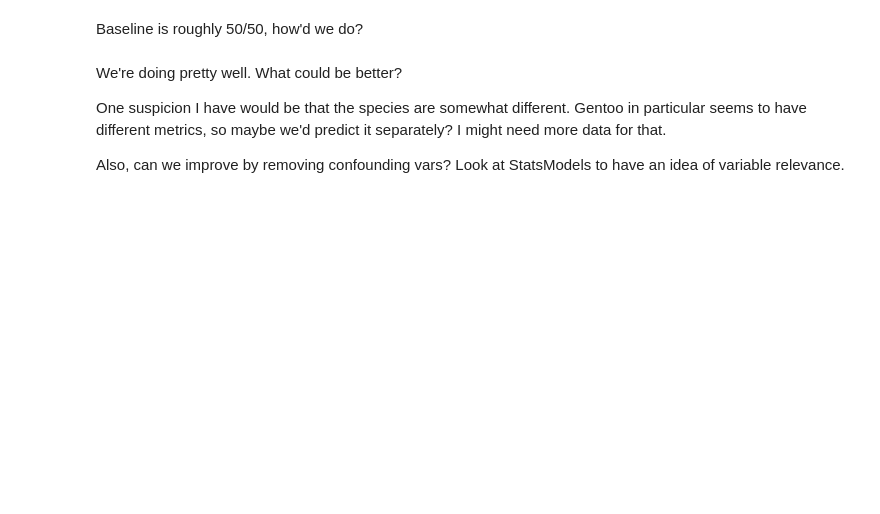
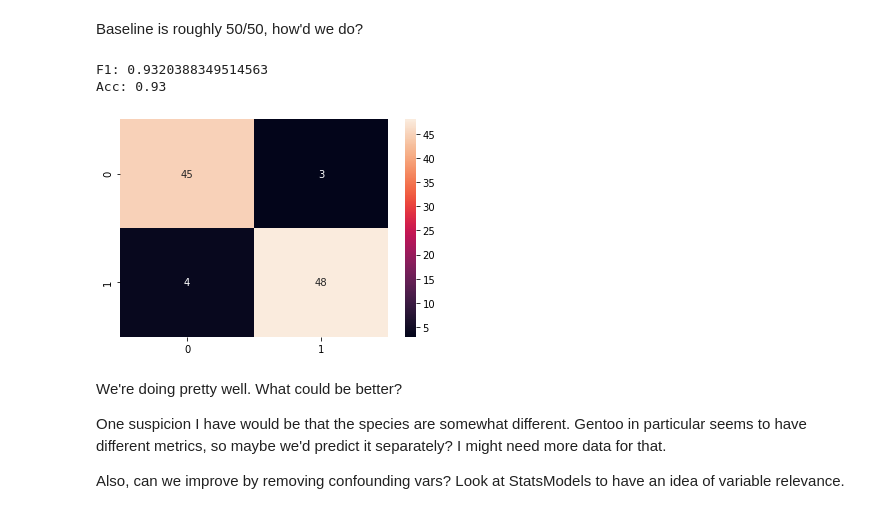
Before and after one commit to allyryry/BasicClassExamples, a Jupyter notebook: 024_Logistic_Regression_Normalization_2.ipynb, the cells around one changed output. Drawn from its saved outputs; the diff is of its cells as text; code cells hidden in the pictures; blank space fills up the shorter version.

```diff
--- a/024_Logistic_Regression_Normalization_2.ipynb
+++ b/024_Logistic_Regression_Normalization_2.ipynb
@@ -439,0 +480,5 @@ I will sklearn, because I like it more. Statsmodels imight be useful in a bit, w
+# %%
+#Make arrays from new data
+y = np.array(df2_['sex_Male']).reshape(-1,1)
+x = np.array(df2_.drop(columns={'sex_Male'}))
+y.shape, x.shape
@@ -440,11 +487,17 @@ I will sklearn, because I like it more. Statsmodels imight be useful in a bit, w
+# %%
+#Split Data
+X_trainP, X_testP, y_trainP, y_testP = train_test_split(x, y, test_size=0.3)
 # %%
 #Scale data
 #scalerP = StandardScaler()
 scalerP = MinMaxScaler()
 
+X_trainP_ = scalerP.fit_transform(X_trainP)
 #Use training data to fit the scaler, then apply that predefined scale to the test data
+X_testP_ = scalerP.transform(X_testP)
 # %%
 #Fit Model
+penguin = LogisticRegression().fit(X_trainP_, y_trainP.ravel())
 # %%
 #Compare to baseline accuracy
 df2["sex"].value_counts()
@@ -455,3 +510,16 @@ Baseline is roughly 50/50, how'd we do?
+# %%
+#Make predictions and examine accuracy
+littlePenguins = penguin.predict(X_testP_)
+labels2 = convert_prob_to_label(np.array(littlePenguins))
+conf_matrixPenguin = confusion_matrix(y_testP,labels2)
+sns.heatmap(conf_matrixPenguin, annot=True)
+
+print("F1:",f1_score(y_testP, labels2))
+print("Acc:",accuracy_score(y_testP, labels2))
+# %% [output]
+F1: 0.9320388349514563
+Acc: 0.93
+[figure, added]
 # %% [markdown]
 We're doing pretty well. What could be better?
 
```
Also changed, not shown: parts of 26 cells of this notebook.
